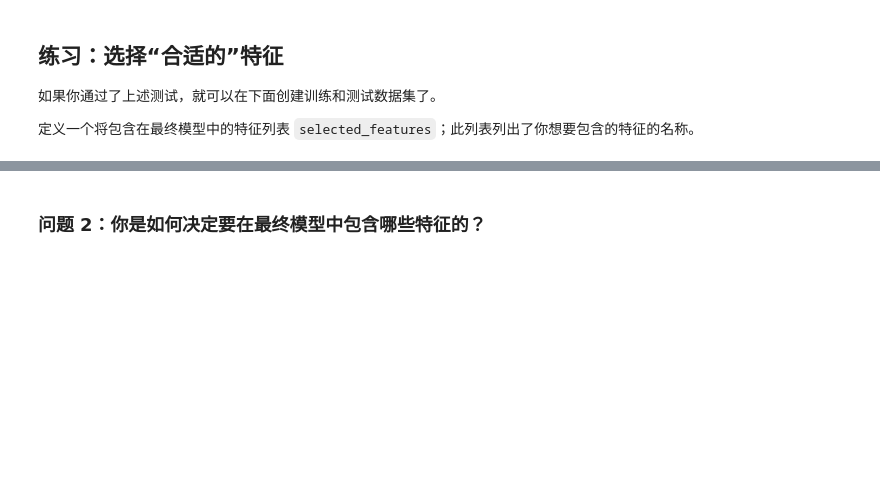
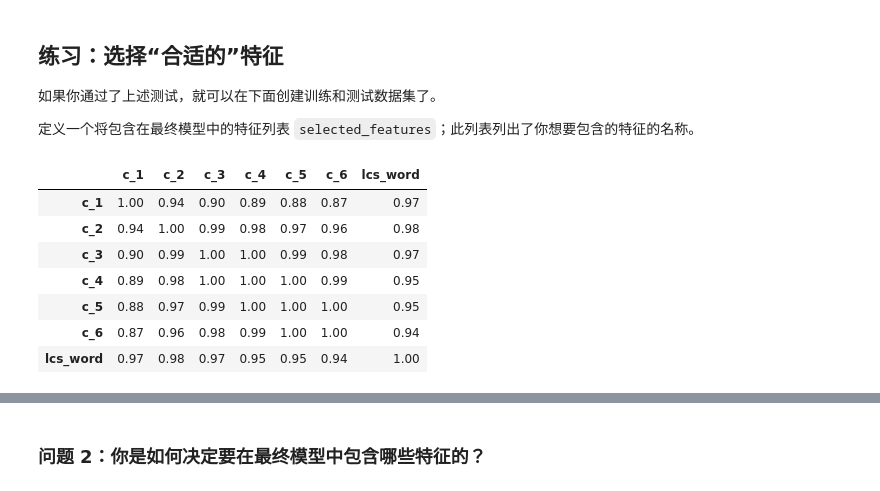
Before and after one commit to tianyiran02/udacity_CN-ML_SageMaker_Studies, a Jupyter notebook: Project_Plagiarism_Detection/2_Plagiarism_Feature_Engineering.ipynb, the cells around one changed output, grey strips where cells are left out. Cells and saved outputs as stored; diff of their text form; code cells hidden in the pictures; blank space fills up the shorter version.

```diff
--- a/Project_Plagiarism_Detection/2_Plagiarism_Feature_Engineering.ipynb
+++ b/Project_Plagiarism_Detection/2_Plagiarism_Feature_Engineering.ipynb
@@ -543,8 +525,22 @@ def lcs_norm_word(answer_text, source_text):
        :return: A normalized LCS value'''
 
     # your code here
+    answer_text = answer_text.split()
+    source_text =source_text.split()
 
-    pass
+    lenAnswer = len(answer_text)
+    lenSource = len(source_text)
+
+    matrix = np.zeros((lenAnswer+1, lenSource+1))
+
+    for i in range(lenAnswer):
+        for j in range(lenSource):
+            if answer_text[i] == source_text[j]:
+                matrix[i+1][j+1] = matrix[i][j] + 1
+            else:
+                matrix[i+1][j+1] = max(matrix[i][j+1],matrix[i+1][j])
+
+    return float(matrix[lenAnswer][lenSource]) / lenAnswer
 # %% [markdown]
 ### 测试单元格
 
@@ -800,6 +845,17 @@ tests.test_data_split(train_x, train_y, test_x, test_y)
 如果你通过了上述测试，就可以在下面创建训练和测试数据集了。
 
 定义一个将包含在最终模型中的特征列表 `selected_features`；此列表列出了你想要包含的特征的名称。
+# %%
+corr_matrix
+# %% [output]
+|  | c_1 | c_2 | c_3 | c_4 | c_5 | c_6 | lcs_word |
+| c_1 | 1.00 | 0.94 | 0.90 | 0.89 | 0.88 | 0.87 | 0.97 |
+| c_2 | 0.94 | 1.00 | 0.99 | 0.98 | 0.97 | 0.96 | 0.98 |
+| c_3 | 0.90 | 0.99 | 1.00 | 1.00 | 0.99 | 0.98 | 0.97 |
+| c_4 | 0.89 | 0.98 | 1.00 | 1.00 | 1.00 | 0.99 | 0.95 |
+| c_5 | 0.88 | 0.97 | 0.99 | 1.00 | 1.00 | 1.00 | 0.95 |
+| c_6 | 0.87 | 0.96 | 0.98 | 0.99 | 1.00 | 1.00 | 0.94 |
+| lcs_word | 0.97 | 0.98 | 0.97 | 0.95 | 0.95 | 0.94 | 1.00 |
 # %%
 # Select your list of features, this should be column names from features_df
 # ex. ['c_1', 'lcs_word']
```
Also changed, not shown: parts of 17 cells of this notebook, 2 other files.
